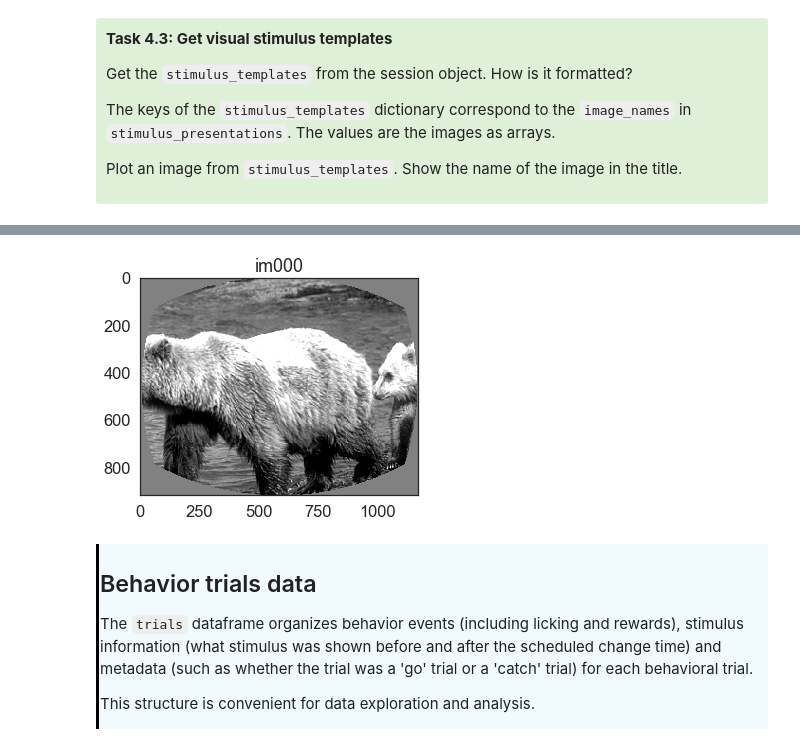
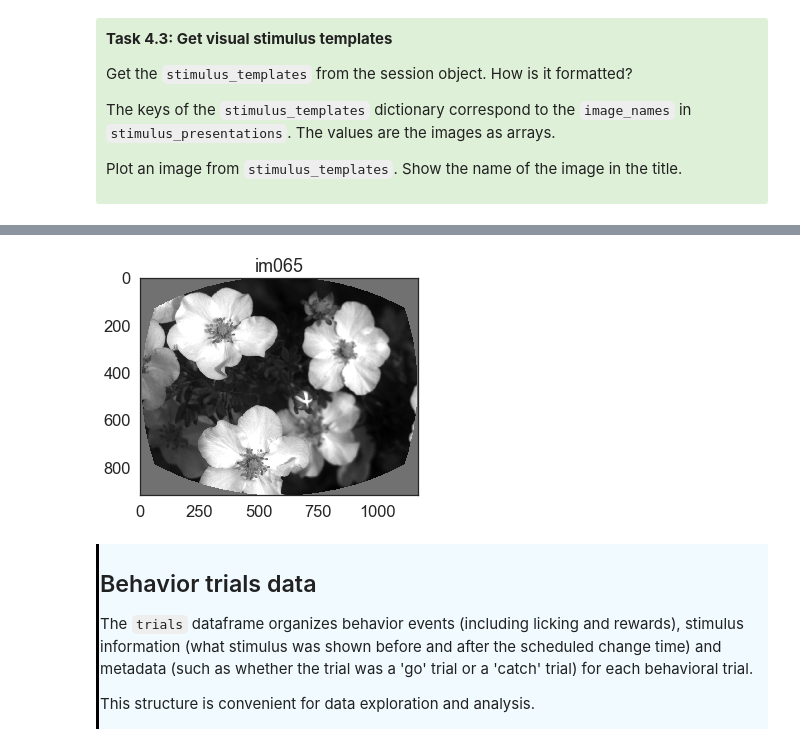
Before and after one commit to AllenInstitute/SWDB_2019, a Jupyter notebook: DynamicBrain/VisualBehavior_Tutorial_Solutions.ipynb, the cells around one changed output, grey strips where cells are left out. Cells and saved outputs as stored; diff of their text form; code cells hidden in the pictures.

```diff
--- a/DynamicBrain/VisualBehavior_Tutorial_Solutions.ipynb
+++ b/DynamicBrain/VisualBehavior_Tutorial_Solutions.ipynb
@@ -592,12 +592,13 @@ session.stimulus_templates
         [127, 127, 127, ..., 127, 127, 127],
         [127, 127, 127, ..., 127, 127, 127]], dtype=uint8)}
 # %%
-# plot a stimulus using its image index
-image_name = session.stimulus_presentations.image_name.unique()[0]
+# plot a stimulus using its image_name
+stimuli = session.stimulus_presentations.copy()
+image_name = stimuli[stimuli.image_name!='omitted'].image_name.unique()[0]
 plt.imshow(session.stimulus_templates[image_name], cmap='gray')
 plt.title(image_name);
 # %% [output]
-[figure, old version]
+[figure, new version]
 # %% [markdown]
 <div style="border-left: 3px solid #000; padding: 1px; padding-left: 10px; background: #F0FAFF; ">
 <h2>Behavior trials data</h2>
```
Also changed, not shown: parts of 41 cells of this notebook, 1 other file.
